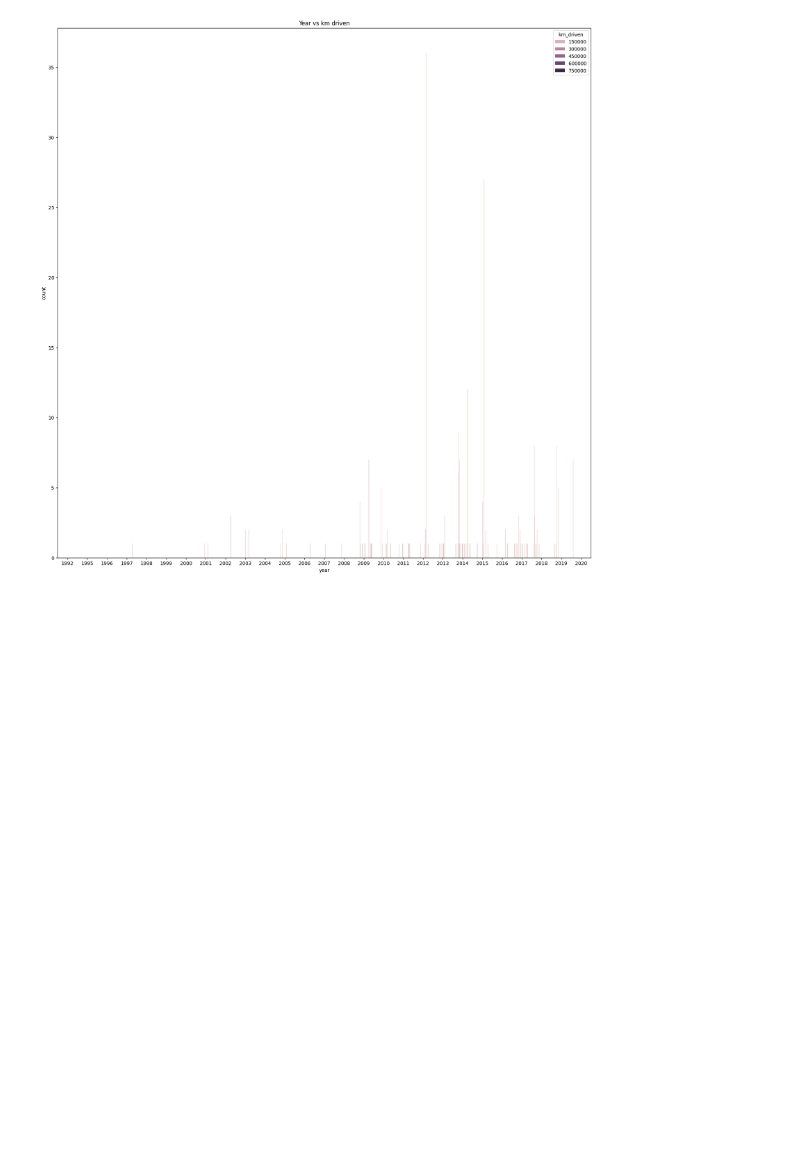
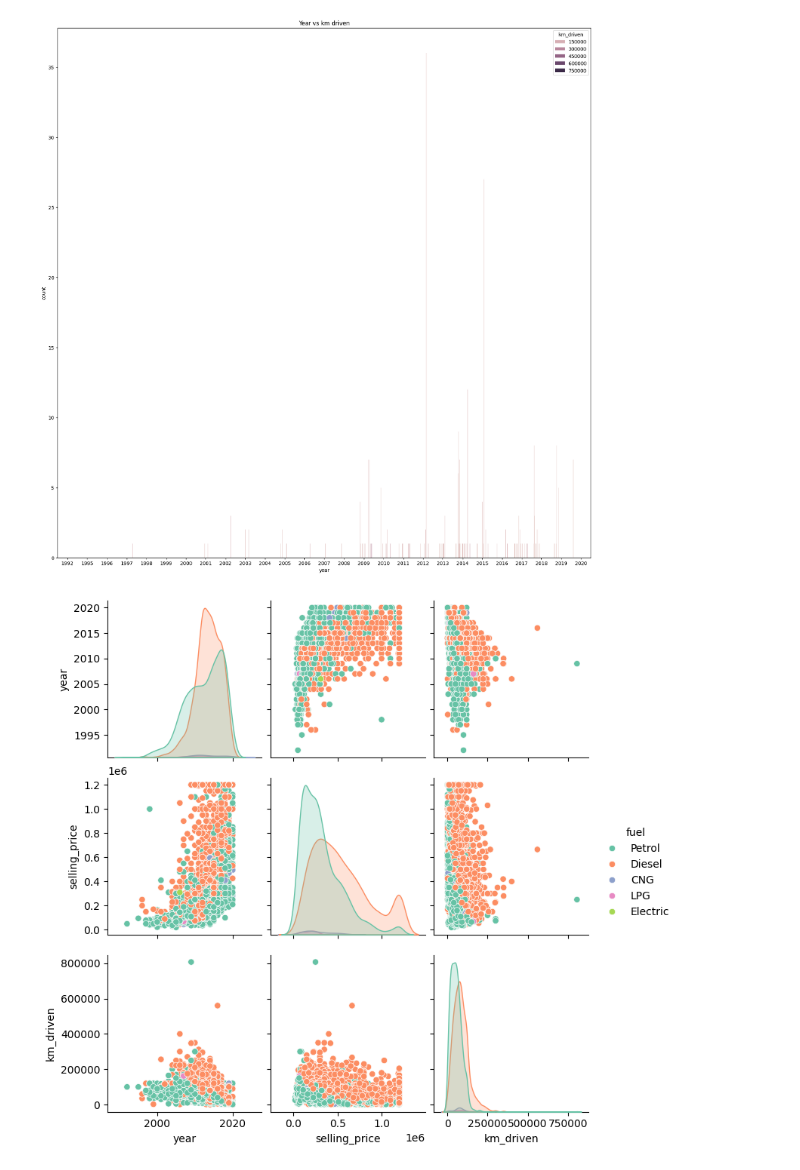
Before and after one commit to ChinmyeeN/MinorProject, a Jupyter notebook: MP1.ipynb, the cells around one changed output. Drawn from its saved outputs; the diff is of its cells as text; code cells hidden in the pictures; blank space fills up the shorter version.

```diff
--- a/MP1.ipynb
+++ b/MP1.ipynb
@@ -136,3 +136,8 @@ plt.title("Year vs km driven")
 plt.show()
 # %% [output]
 [figure]
+# %%
+sns.pairplot(df, hue='fuel', palette='Set2')
+plt.show()
+# %% [output]
+[figure, added]
```
